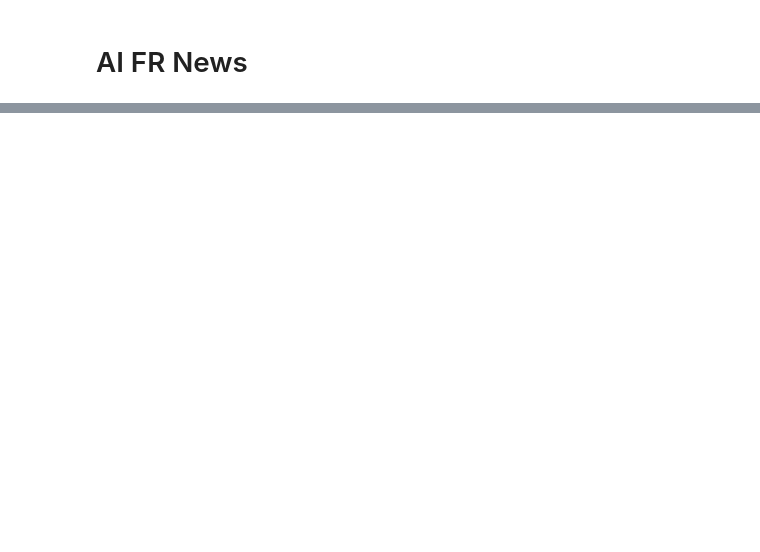
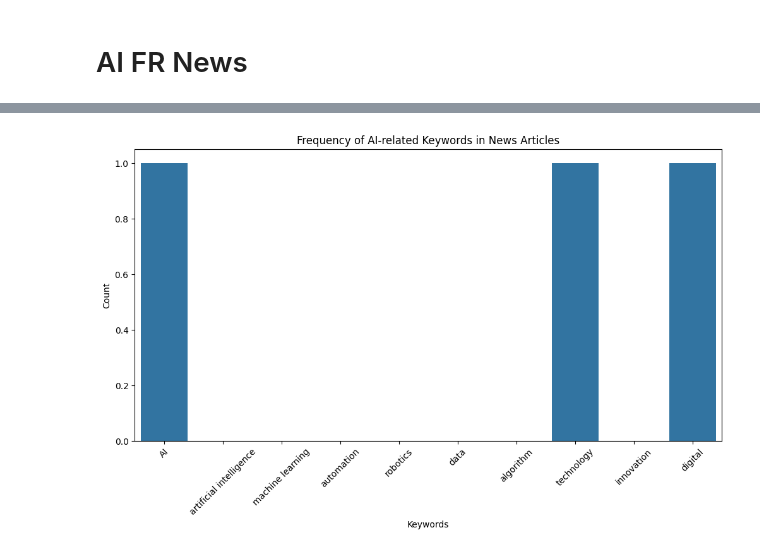
Before and after one commit to Jhonnatan7br/Impact-of-AI-in-organizations, a Jupyter notebook: 3. Data_experiments/3_FRnews_AI.ipynb, the cells around one changed output, grey strips where cells are left out. Cells and saved outputs as stored; diff of their text form; code cells hidden in the pictures; blank space fills up the shorter version.

```diff
--- a/3. Data_experiments/3_FRnews_AI.ipynb
+++ b/3. Data_experiments/3_FRnews_AI.ipynb
@@ -13,0 +102,17 @@ DS.head()
+# %%
+# Hypothesis 2: Content Analysis
+# Combine title and description into a single text column, then count the occurrence of key AI-related words
+df['Combined Text'] = df['Title'].fillna('') + ' ' + df['Description'].fillna('')
+ai_related_keywords = ['AI', 'artificial intelligence', 'machine learning', 'automation', 'robotics', 'data', 'algorithm', 'technology', 'innovation', 'digital']
+keyword_counts = {keyword: df['Combined Text'].str.contains(keyword, case=False, na=False).sum() for keyword in ai_related_keywords}
+
+# Plotting the graph for Content Analysis
+plt.figure(figsize=(12, 6))
+sns.barplot(x=list(keyword_counts.keys()), y=list(keyword_counts.values()))
+plt.title('Frequency of AI-related Keywords in News Articles')
+plt.xlabel('Keywords')
+plt.xticks(rotation=45)
+plt.ylabel('Count')
+plt.show()
+# %% [output]
+[figure, added]
```
Also changed, not shown: parts of 2 cells of this notebook, 2 other files.
